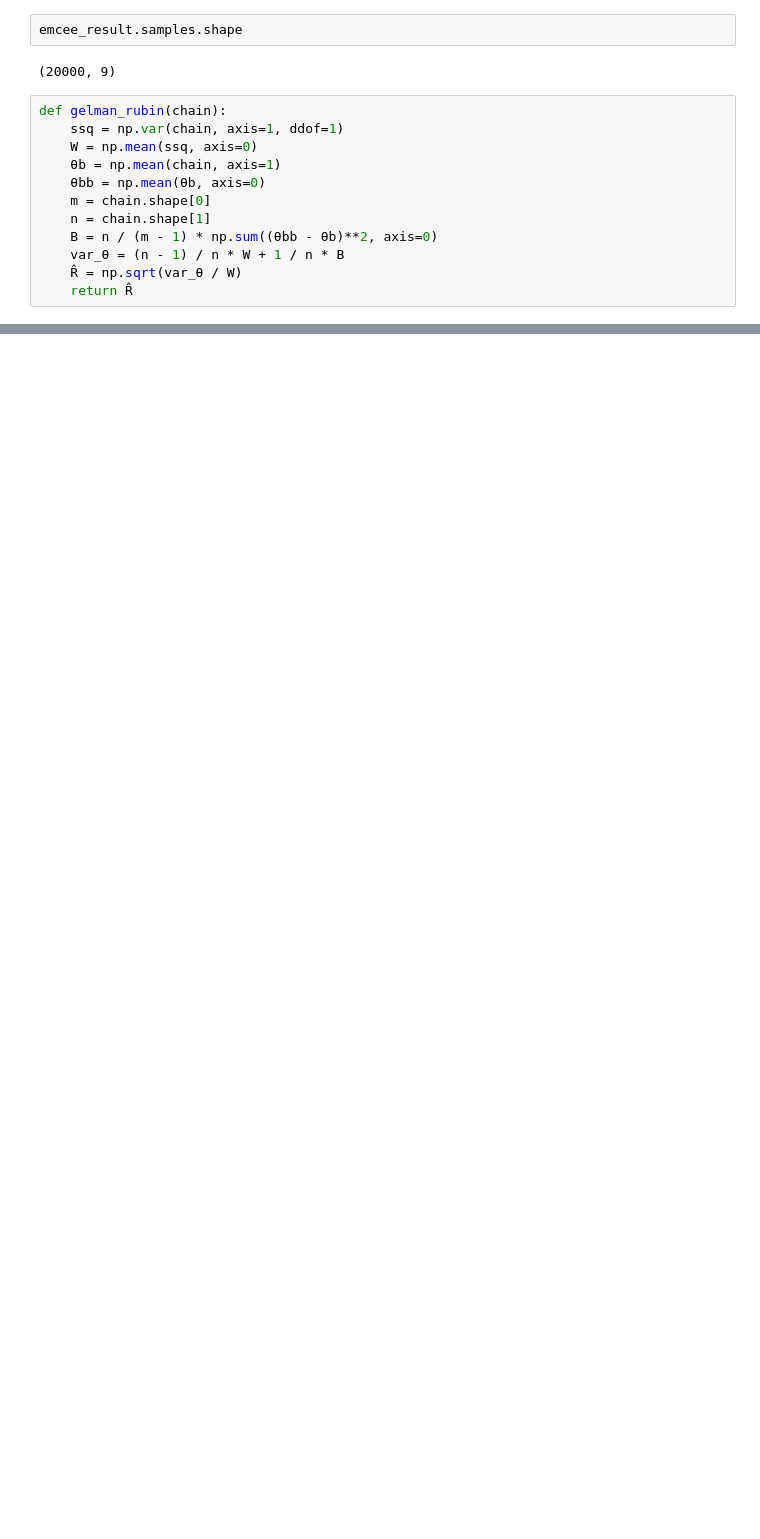
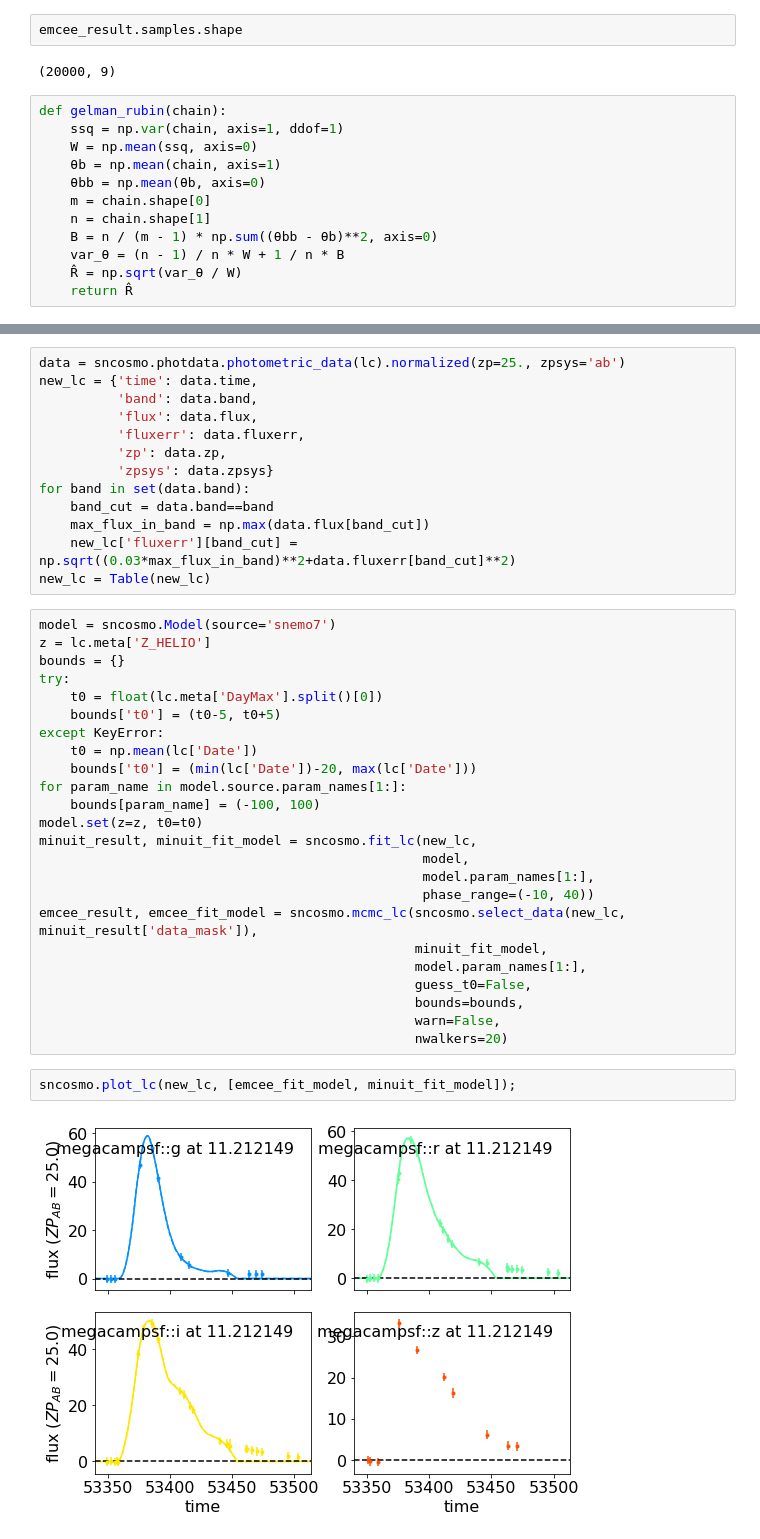
Before and after one commit to rubind/host_unity, a Jupyter notebook: mcmc_lc_fit_test.ipynb, the cells around one changed output, grey strips where cells are left out. Cells and saved outputs as stored; diff of their text form; blank space fills up the shorter version.

Commit message:
error floor mcmc fits added

```diff
--- a/mcmc_lc_fit_test.ipynb
+++ b/mcmc_lc_fit_test.ipynb
@@ -80,0 +85,41 @@ gelman_rubin(emcee_result.samples[:10])
+# %%
+data = sncosmo.photdata.photometric_data(lc).normalized(zp=25., zpsys='ab')
+new_lc = {'time': data.time,
+          'band': data.band,
+          'flux': data.flux,
+          'fluxerr': data.fluxerr,
+          'zp': data.zp,
+          'zpsys': data.zpsys}
+for band in set(data.band):
+    band_cut = data.band==band
+    max_flux_in_band = np.max(data.flux[band_cut])
+    new_lc['fluxerr'][band_cut] = np.sqrt((0.03*max_flux_in_band)**2+data.fluxerr[band_cut]**2)
+new_lc = Table(new_lc)
+# %%
+model = sncosmo.Model(source='snemo7')
+z = lc.meta['Z_HELIO']
+bounds = {}
+try:
+    t0 = float(lc.meta['DayMax'].split()[0])
+    bounds['t0'] = (t0-5, t0+5)
+except KeyError:
+    t0 = np.mean(lc['Date'])
+    bounds['t0'] = (min(lc['Date'])-20, max(lc['Date']))
+for param_name in model.source.param_names[1:]:
+    bounds[param_name] = (-100, 100)
+model.set(z=z, t0=t0)
+minuit_result, minuit_fit_model = sncosmo.fit_lc(new_lc,
+                                                 model,
+                                                 model.param_names[1:],
+                                                 phase_range=(-10, 40))
+emcee_result, emcee_fit_model = sncosmo.mcmc_lc(sncosmo.select_data(new_lc, minuit_result['data_mask']),
+                                                minuit_fit_model,
+                                                model.param_names[1:],
+                                                guess_t0=False,
+                                                bounds=bounds,
+                                                warn=False,
+                                                nwalkers=20)
+# %%
+sncosmo.plot_lc(new_lc, [emcee_fit_model, minuit_fit_model]);
+# %% [output]
+[figure, added]
```
Also changed, not shown: parts of 9 cells of this notebook, 19 other files.
